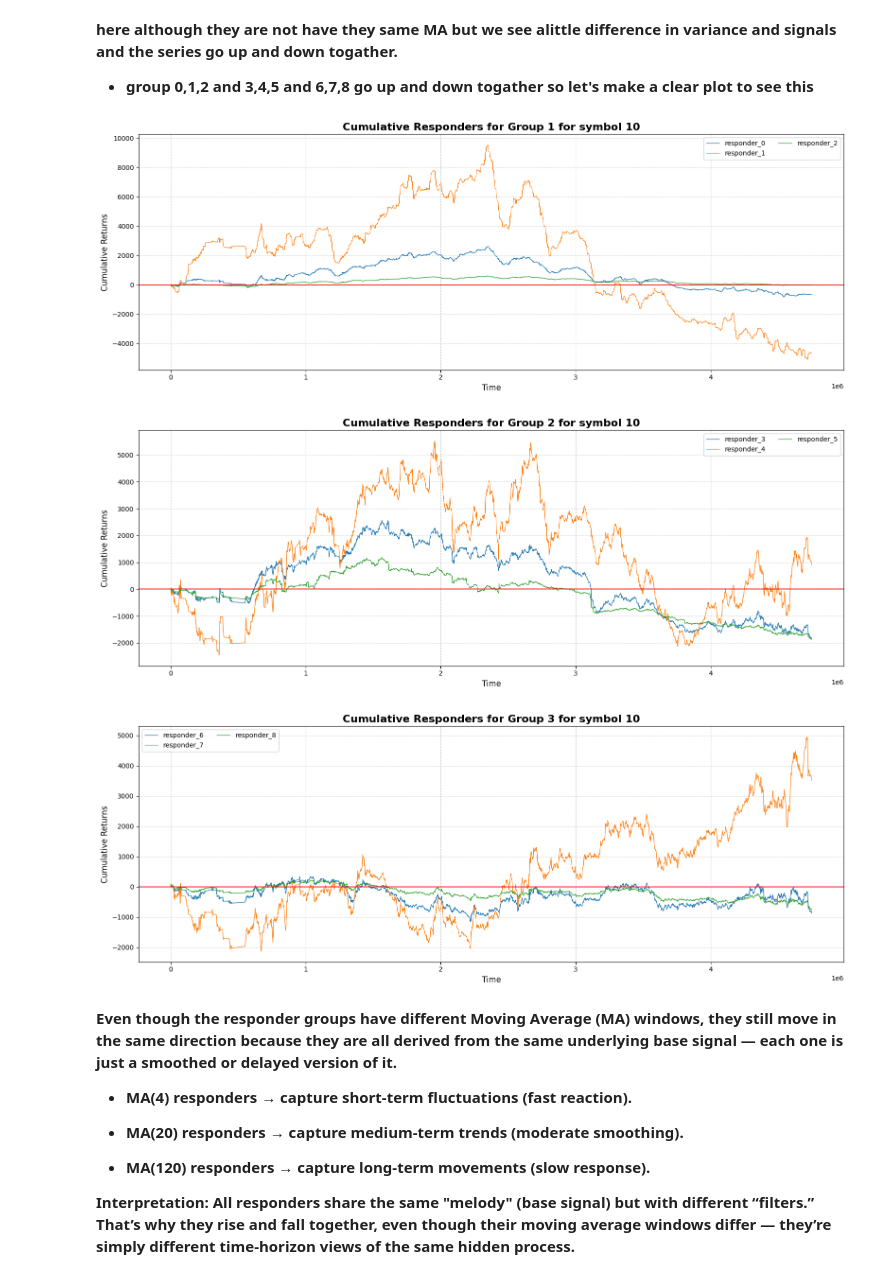
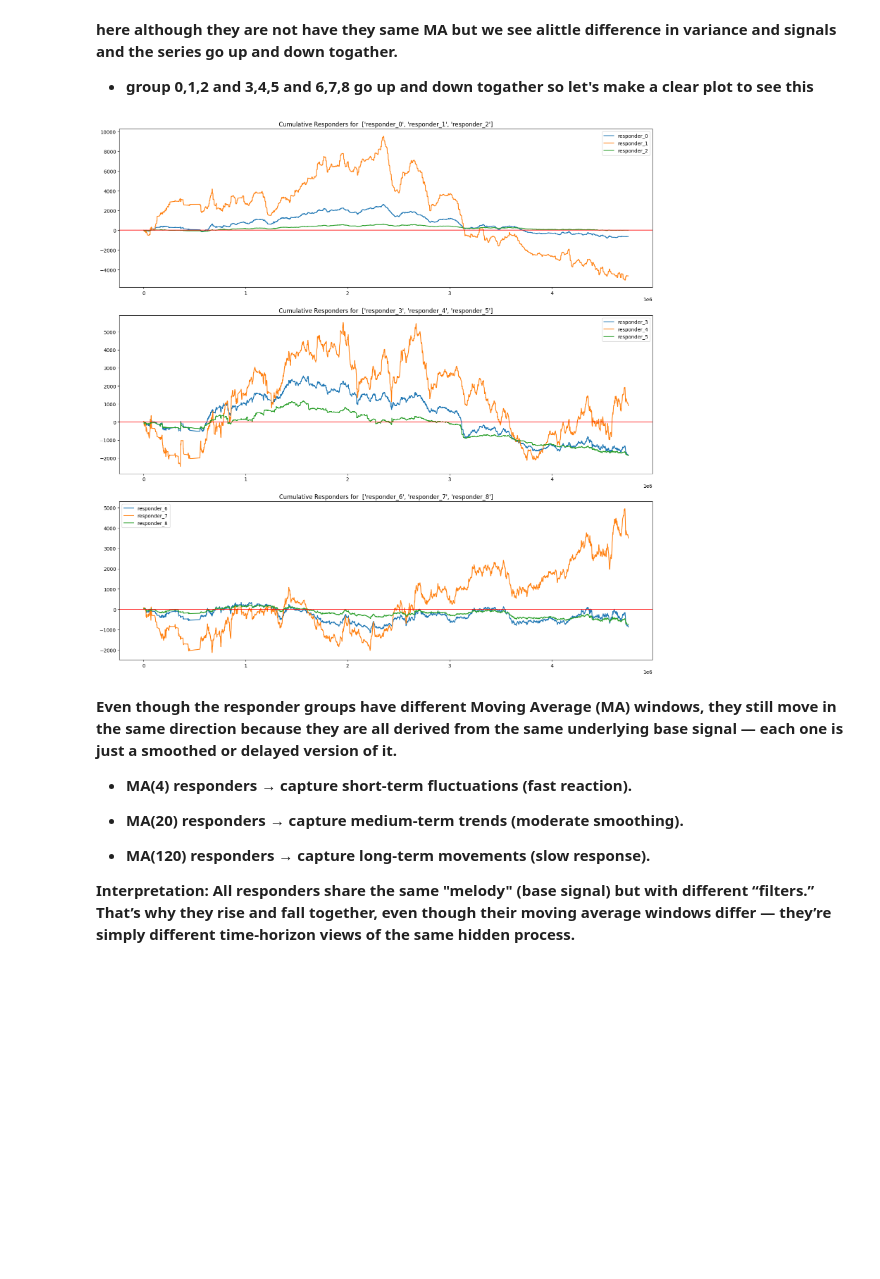
Before and after one commit to MohamedZakariaaFouda/Jane_Street_Competition, a Jupyter notebook: notebooks/end-to-end-data-science-life-cycle.ipynb, the cells around one changed output. Saved outputs shown, nothing was run; the diff lists cells and outputs as text; code cells hidden in the pictures; blank space fills up the shorter version.

```diff
--- a/notebooks/end-to-end-data-science-life-cycle.ipynb
+++ b/notebooks/end-to-end-data-science-life-cycle.ipynb
@@ -660,43 +653,23 @@ plt.show()
 # %% [markdown]
 **here although they are not have they same MA but we see alittle difference in variance and signals and the series go up and down togather.**
 * **group 0,1,2  and 3,4,5  and 6,7,8 go up and down togather so let's make a clear plot to see this**
-# %%
-# Define the groups of responders
-group1 = ['responder_0','responder_1','responder_2']
-group2 = ['responder_3','responder_4','responder_5']
-group3 = ['responder_6','responder_7','responder_8']
-responder_groups = [group1, group2, group3]
-group_names = ['Group 1', 'Group 2', 'Group 3']
-
-# Colormap for the lines
-colors = plt.get_cmap("tab10").colors
-
-# Create a plot for each group
-for i, group in enumerate(responder_groups):
-    plt.figure(figsize=(16, 6))
-    for j, resp in enumerate(group):
-        xx = symbol_data['id']
-        yy = symbol_data[resp].cumsum()
-
-        # Downsampling
-        step = max(1, len(xx)//5000)
-        xx = xx[::step]
-        yy = yy[::step]
-
-        plt.plot(xx, yy, color=colors[j % len(colors)], linewidth=0.9, label=resp)
-
-    plt.title(f'Cumulative Responders for {group_names[i]} for symbol {chosen_symbol}', weight='bold', fontsize=16)
-    plt.xlabel("Time", fontsize=12)
-    plt.ylabel("Cumulative Returns", fontsize=12)
-    plt.grid(color='lightgrey', linewidth=0.8, linestyle='--')
-    plt.axhline(0, color='red', linewidth=1.2)
-    plt.legend(ncol=2, fontsize=10)
-    plt.tight_layout()
-    plt.show()
-# %% [output]
-[figure, removed]
-[figure, removed]
-[figure, removed]
+# %%
+fig, axes = plt.subplots(3, 1, figsize=(16, 16))
+
+for ax, group in zip(axes, groups):
+    for col in group:
+        x = symbol_data.index[::step]
+        y = symbol_data[col].cumsum()[::step]
+        ax.plot(x, y, label=col)
+
+    ax.set_title(f"Cumulative Responders for  {group}")
+    ax.axhline(0, color='red', linewidth=1.2)
+    ax.legend()
+
+plt.tight_layout()
+plt.show()
+# %% [output]
+[figure, added]
 # %% [markdown]
 **Even though the responder groups have different Moving Average (MA) windows, they still move in the same direction because they are all derived from the same underlying base signal — each one is just a smoothed or delayed version of it.**
 
```
Also changed, not shown: parts of 8 cells of this notebook.
